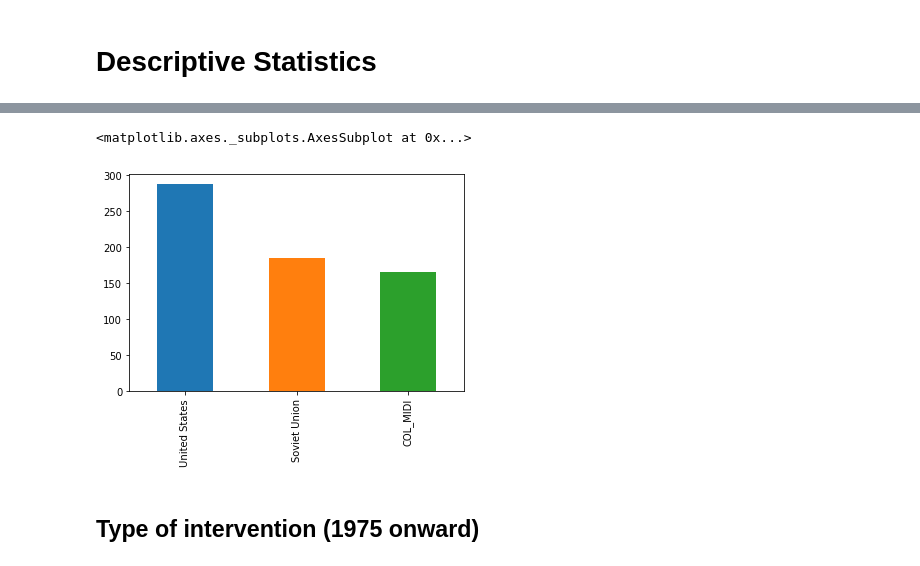
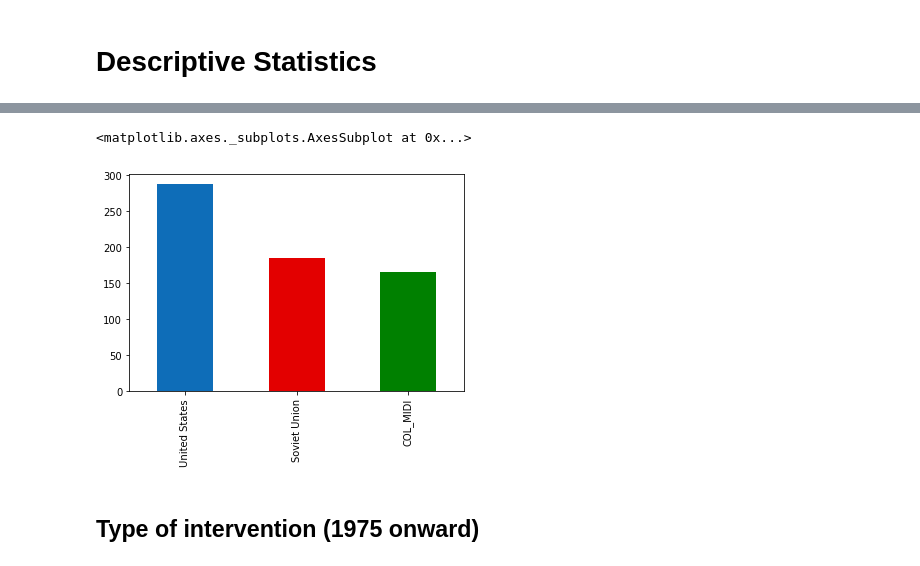
Before and after one commit to Jasper-Koops/Thesis-Cold_War_Interventions, a Jupyter notebook: Analysis.ipynb, the cells around one changed output, grey strips where cells are left out. Saved outputs shown, nothing was run; the diff lists cells and outputs as text; code cells hidden in the pictures.

```diff
--- a/Analysis.ipynb
+++ b/Analysis.ipynb
@@ -40,8 +167,13 @@ df2.plot.scatter('year', 'COL_MIDI', color='g')
 # %%
-df2[['United States', 'Soviet Union', 'COL_MIDI']].sum().plot.bar()
+df2[[
+    'United States',
+    'Soviet Union',
+    'COL_MIDI']].sum().plot.bar(
+    color=['#0e6db8', '#E30000', 'g']
+)
 # %% [output]
 <matplotlib.axes._subplots.AxesSubplot at 0x...>
-[figure, old version]
+[figure, new version]
 # %% [markdown]
 ## Type of intervention (1975 onward)
 # %%
```
Also changed, not shown: parts of 65 cells of this notebook.
